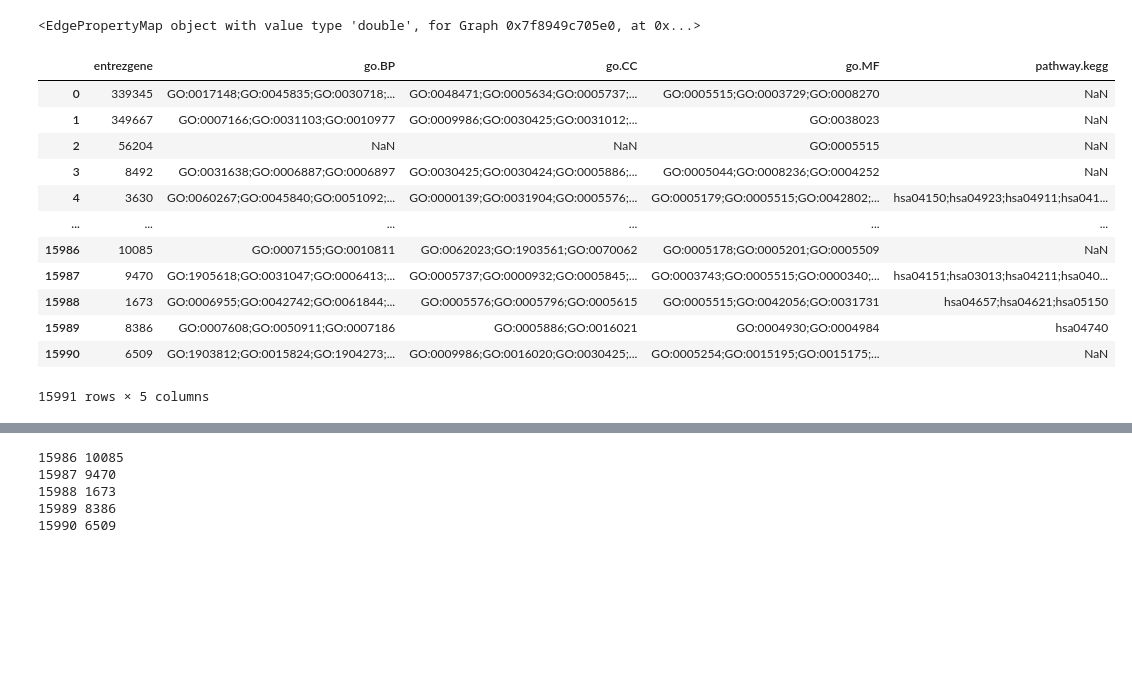
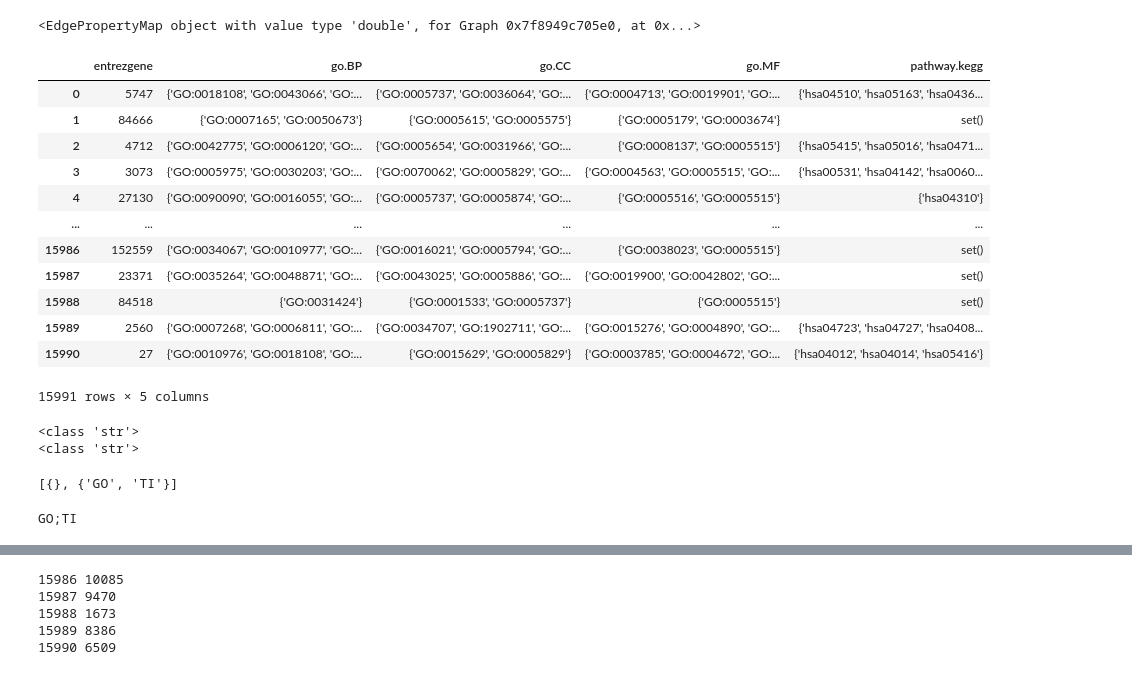
Before and after one commit to bionetslab/digest, a Jupyter notebook: jupyter/testing.ipynb, the cells around one changed output, grey strips where cells are left out. Saved outputs shown, nothing was run; the diff lists cells and outputs as text; code cells hidden in the pictures; blank space fills up the shorter version.

```diff
--- a/jupyter/testing.ipynb
+++ b/jupyter/testing.ipynb
@@ -170,19 +170,35 @@ print(new_network.ep.weight)
 # %% [output]
 <EdgePropertyMap object with value type 'double', for Graph 0x7f8949c705e0, at 0x...>
 # %%
-df = pd.read_csv('../mapping_files/gene_att_mapping.csv', header=0, dtype=str, index_col=0)
+df = pd.read_csv('../mapping_files/gene_att_mapping.csv', header=0, dtype=str)
 df
 # %% [output]
 |  | entrezgene | go.BP | go.CC | go.MF | pathway.kegg |
-| 0 | 339345 | GO:0017148;GO:0045835;GO:0030718;... | GO:0048471;GO:0005634;GO:0005737;... | GO:0005515;GO:0003729;GO:0008270 | NaN |
-| 1 | 349667 | GO:0007166;GO:0031103;GO:0010977 | GO:0009986;GO:0030425;GO:0031012;... | GO:0038023 | NaN |
-| 2 | 56204 | NaN | NaN | GO:0005515 | NaN |
-| 3 | 8492 | GO:0031638;GO:0006887;GO:0006897 | GO:0030425;GO:0030424;GO:0005886;... | GO:0005044;GO:0008236;GO:0004252 | NaN |
-| 4 | 3630 | GO:0060267;GO:0045840;GO:0051092;... | GO:0000139;GO:0031904;GO:0005576;... | GO:0005179;GO:0005515;GO:0042802;... | hsa04150;hsa04923;hsa04911;hsa041... |
+| 0 | 5747 | {'GO:0018108', 'GO:0043066', 'GO:... | {'GO:0005737', 'GO:0036064', 'GO:... | {'GO:0004713', 'GO:0019901', 'GO:... | {'hsa04510', 'hsa05163', 'hsa0436... |
+| 1 | 84666 | {'GO:0007165', 'GO:0050673'} | {'GO:0005615', 'GO:0005575'} | {'GO:0005179', 'GO:0003674'} | set() |
+| 2 | 4712 | {'GO:0042775', 'GO:0006120', 'GO:... | {'GO:0005654', 'GO:0031966', 'GO:... | {'GO:0008137', 'GO:0005515'} | {'hsa05415', 'hsa05016', 'hsa0471... |
+| 3 | 3073 | {'GO:0005975', 'GO:0030203', 'GO:... | {'GO:0070062', 'GO:0005829', 'GO:... | {'GO:0004563', 'GO:0005515', 'GO:... | {'hsa00531', 'hsa04142', 'hsa0060... |
+| 4 | 27130 | {'GO:0090090', 'GO:0016055', 'GO:... | {'GO:0005737', 'GO:0005874', 'GO:... | {'GO:0005516', 'GO:0005515'} | {'hsa04310'} |
 | ... | ... | ... | ... | ... | ... |
-| 15986 | 10085 | GO:0007155;GO:0010811 | GO:0062023;GO:1903561;GO:0070062 | GO:0005178;GO:0005201;GO:0005509 | NaN |
-| 15987 | 9470 | GO:1905618;GO:0031047;GO:0006413;... | GO:0005737;GO:0000932;GO:0005845;... | GO:0003743;GO:0005515;GO:0000340;... | hsa04151;hsa03013;hsa04211;hsa040... |
-| 15988 | 1673 | GO:0006955;GO:0042742;GO:0061844;... | GO:0005576;GO:0005796;GO:0005615 | GO:0005515;GO:0042056;GO:0031731 | hsa04657;hsa04621;hsa05150 |
-| 15989 | 8386 | GO:0007608;GO:0050911;GO:0007186 | GO:0005886;GO:0016021 | GO:0004930;GO:0004984 | hsa04740 |
-| 15990 | 6509 | GO:1903812;GO:0015824;GO:1904273;... | GO:0009986;GO:0016020;GO:0030425;... | GO:0005254;GO:0015195;GO:0015175;... | NaN |
+| 15986 | 152559 | {'GO:0034067', 'GO:0010977', 'GO:... | {'GO:0016021', 'GO:0005794', 'GO:... | {'GO:0038023', 'GO:0005515'} | set() |
+| 15987 | 23371 | {'GO:0035264', 'GO:0048871', 'GO:... | {'GO:0043025', 'GO:0005886', 'GO:... | {'GO:0019900', 'GO:0042802', 'GO:... | set() |
+| 15988 | 84518 | {'GO:0031424'} | {'GO:0001533', 'GO:0005737'} | {'GO:0005515'} | set() |
+| 15989 | 2560 | {'GO:0007268', 'GO:0006811', 'GO:... | {'GO:0034707', 'GO:1902711', 'GO:... | {'GO:0015276', 'GO:0004890', 'GO:... | {'hsa04723', 'hsa04727', 'hsa0408... |
+| 15990 | 27 | {'GO:0010976', 'GO:0018108', 'GO:... | {'GO:0015629', 'GO:0005829'} | {'GO:0003785', 'GO:0004672', 'GO:... | {'hsa04012', 'hsa04014', 'hsa05416'} |
 15991 rows × 5 columns
+# %%
+print(type(df['go.BP'].iloc[0]))
+print(type(df['entrezgene'].iloc[0]))
+# %% [output]
+<class 'str'>
+<class 'str'>
+# %%
+test=[{},{"GO","TI"}]
+test
+# %% [output]
+[{}, {'GO', 'TI'}]
+# %%
+for t in test:
+    print(";".join(t))
+# %% [output]
+GO;TI
```
Also changed, not shown: parts of 6 cells of this notebook, 8 other files.
